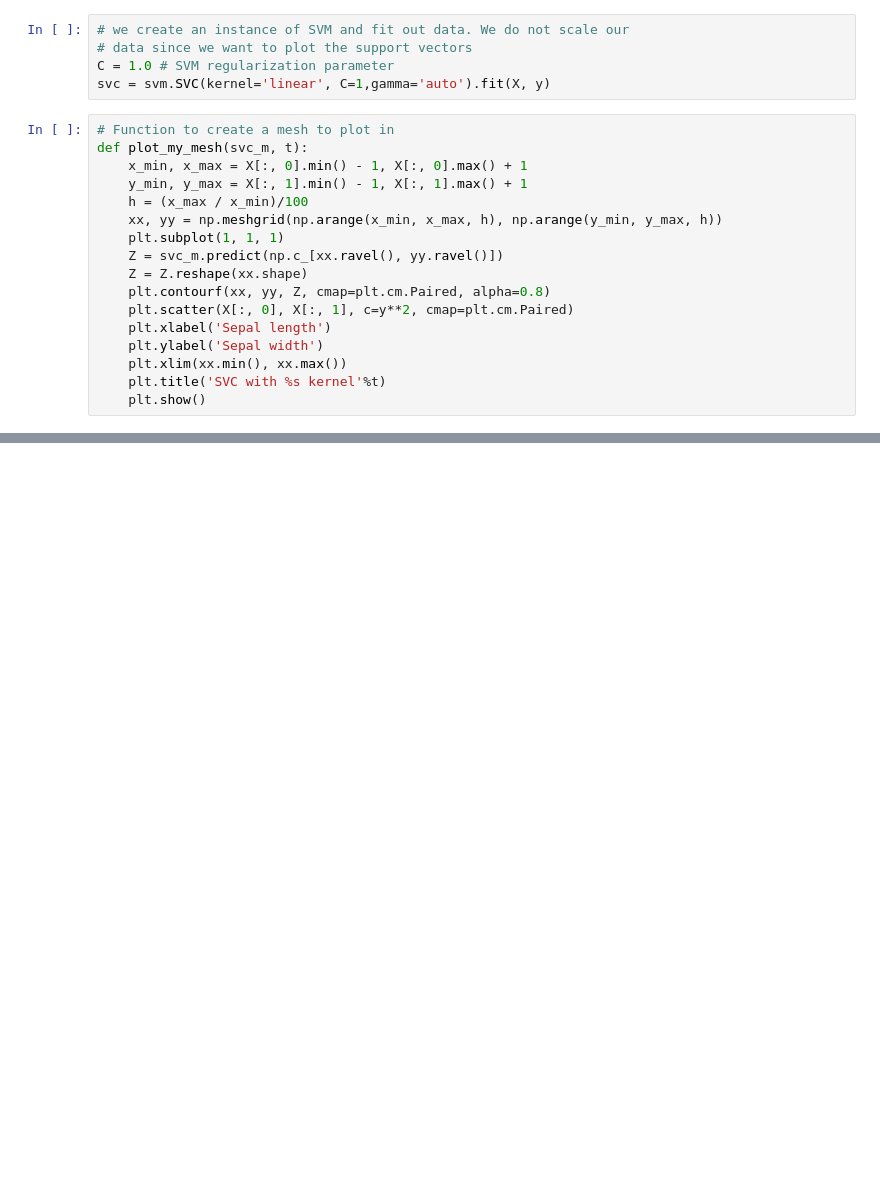
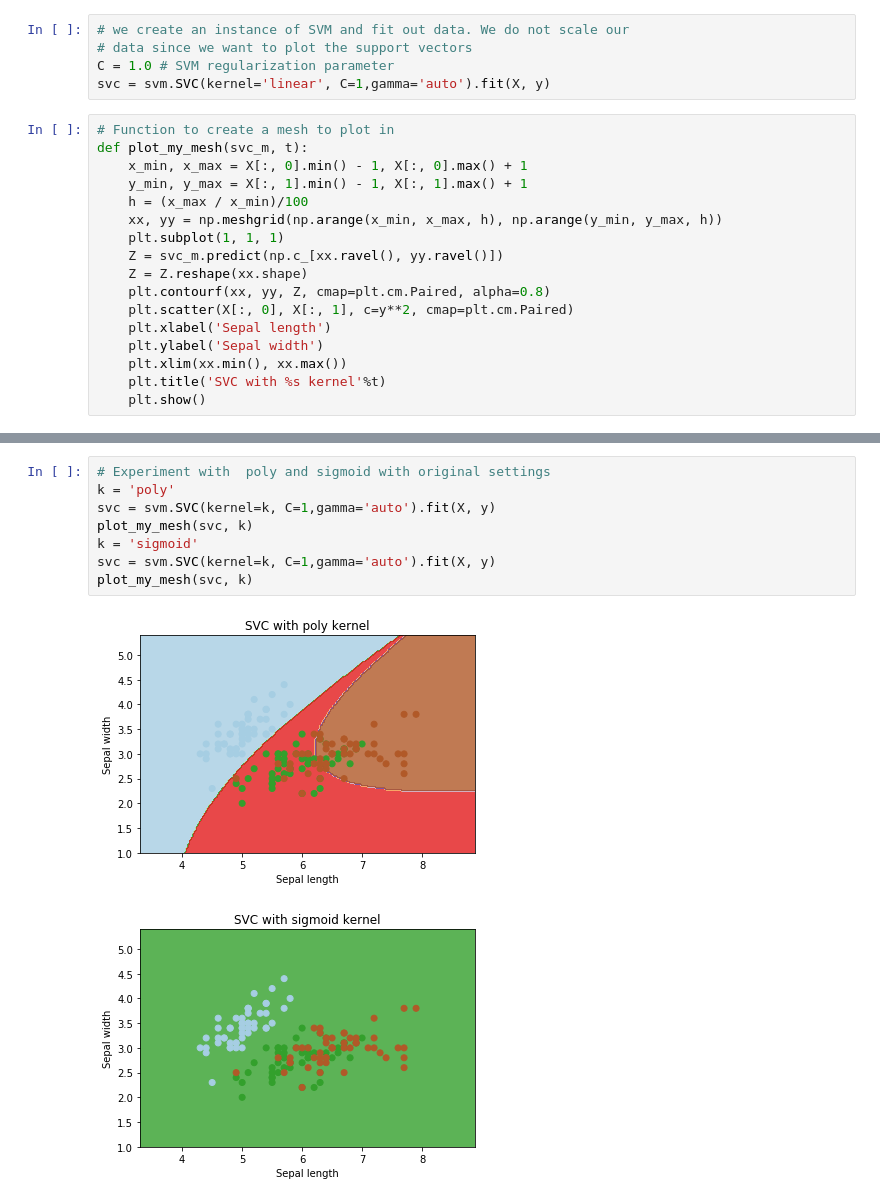
Before and after one commit to George-Nyamao/Classifications, a Jupyter notebook: SVM_classification.ipynb, the cells around one changed output, grey strips where cells are left out. Saved outputs shown, nothing was run; the diff lists cells and outputs as text; blank space fills up the shorter version.

Commit message:
use a better variable k and tried poly and sigmoid

```diff
--- a/SVM_classification.ipynb
+++ b/SVM_classification.ipynb
@@ -64,2 +66,13 @@ plot_my_mesh(svc, t)
 # %% [output]
 [figure]
+# %%
+# Experiment with  poly and sigmoid with original settings
+k = 'poly'
+svc = svm.SVC(kernel=k, C=1,gamma='auto').fit(X, y)
+plot_my_mesh(svc, k)
+k = 'sigmoid'
+svc = svm.SVC(kernel=k, C=1,gamma='auto').fit(X, y)
+plot_my_mesh(svc, k)
+# %% [output]
+[figure, added]
+[figure, added]
```
Also changed, not shown: parts of 6 cells of this notebook, 1 other file.
